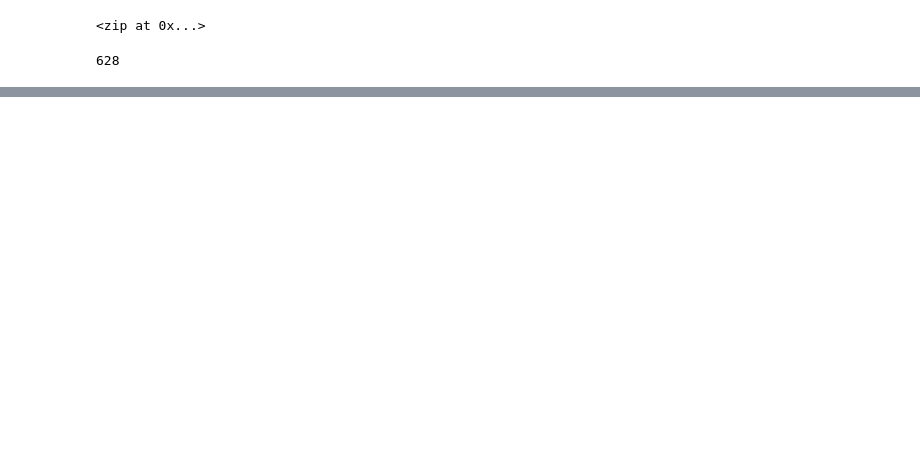
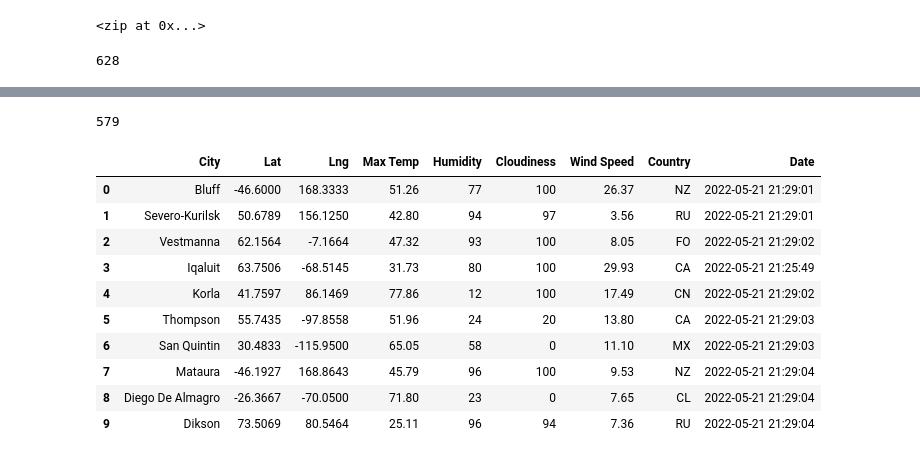
Before and after one commit to kyliehefner/World_Weather_Analysis, a Jupyter notebook: WeatherPy.ipynb, the cells around one changed output, grey strips where cells are left out. Cells and saved outputs as stored; diff of their text form; code cells hidden in the pictures; blank space fills up the shorter version.

Commit message:
Retrieved weather data for cities

```diff
--- a/WeatherPy.ipynb
+++ b/WeatherPy.ipynb
@@ -32,0 +39,3 @@ len(cities)
+# %%
+# Starting URL for Weather Map API Call.
+url = "http://api.openweathermap.org/data/2.5/weather?units=Imperial&APPID=" + weather_api_key
@@ -32,0 +126,21 @@ len(cities)
+# %%
+# Check that we have at least 500 cities
+len(city_data)
+# %% [output]
+579
+# %%
+# Convert the array of dictionaries to a Pandas DataFrame.
+city_data_df = pd.DataFrame(city_data)
+city_data_df.head(10)
+# %% [output]
+|  | City | Lat | Lng | Max Temp | Humidity | Cloudiness | Wind Speed | Country | Date |
+| 0 | Bluff | -46.6000 | 168.3333 | 51.26 | 77 | 100 | 26.37 | NZ | 2022-05-21 21:29:01 |
+| 1 | Severo-Kurilsk | 50.6789 | 156.1250 | 42.80 | 94 | 97 | 3.56 | RU | 2022-05-21 21:29:01 |
+| 2 | Vestmanna | 62.1564 | -7.1664 | 47.32 | 93 | 100 | 8.05 | FO | 2022-05-21 21:29:02 |
+| 3 | Iqaluit | 63.7506 | -68.5145 | 31.73 | 80 | 100 | 29.93 | CA | 2022-05-21 21:25:49 |
+| 4 | Korla | 41.7597 | 86.1469 | 77.86 | 12 | 100 | 17.49 | CN | 2022-05-21 21:29:02 |
+| 5 | Thompson | 55.7435 | -97.8558 | 51.96 | 24 | 20 | 13.80 | CA | 2022-05-21 21:29:03 |
+| 6 | San Quintin | 30.4833 | -115.9500 | 65.05 | 58 | 0 | 11.10 | MX | 2022-05-21 21:29:03 |
+| 7 | Mataura | -46.1927 | 168.8643 | 45.79 | 96 | 100 | 9.53 | NZ | 2022-05-21 21:29:04 |
+| 8 | Diego De Almagro | -26.3667 | -70.0500 | 71.80 | 23 | 0 | 7.65 | CL | 2022-05-21 21:29:04 |
+| 9 | Dikson | 73.5069 | 80.5464 | 25.11 | 96 | 94 | 7.36 | RU | 2022-05-21 21:29:04 |
```
Also changed, not shown: parts of 5 cells of this notebook, 2 other files.
